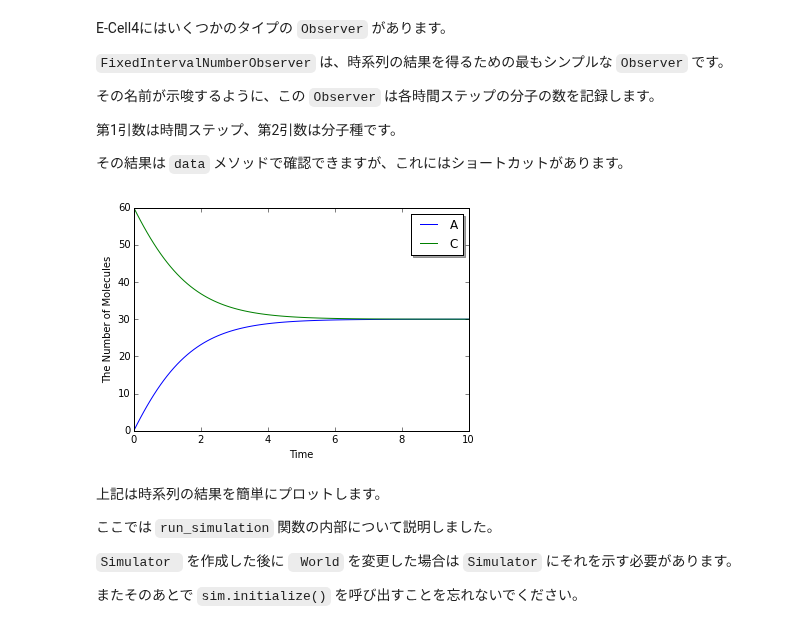
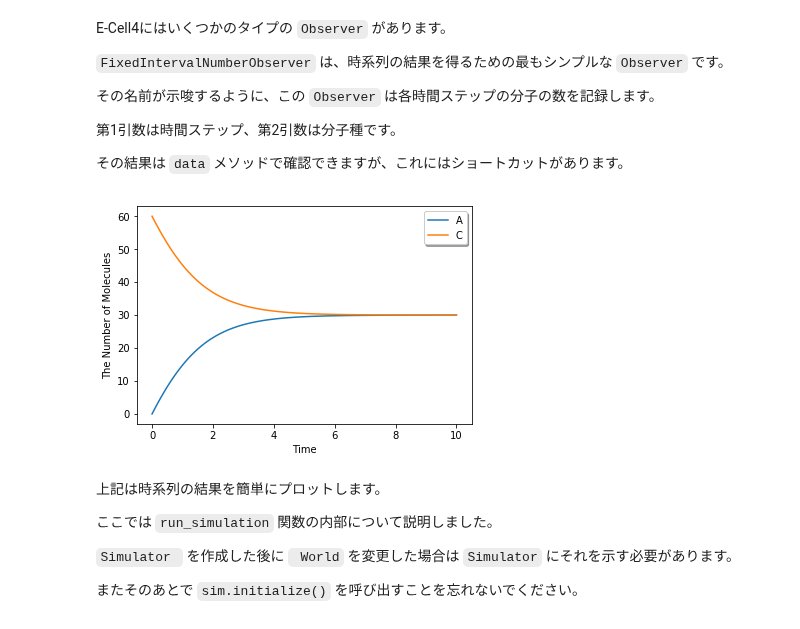
Before and after one commit to ecell/ecell4_docs, a Jupyter notebook: ja/tutorial8-ja.ipynb, the cells around one changed output. Drawn from its saved outputs; the diff is of its cells as text; code cells hidden in the pictures.

```diff
--- a/ja/tutorial8-ja.ipynb
+++ b/ja/tutorial8-ja.ipynb
@@ -134,9 +137,9 @@ print(w.t(), w.num_molecules(Species('C')))  # must return (10.0, 30)
 
 時系列の結果を得るには、 `Observer` を使います。
 # %%
-w = ode.ODEWorld(Real3(1, 1, 1))
+w = ode.World(Real3(1, 1, 1))
 w.add_molecules(Species('C'), 60)
-sim = ode.ODESimulator(m, w)
+sim = ode.Simulator(w, m)
 
 obs = FixedIntervalNumberObserver(0.1, ('A', 'C'))
 sim.run(10.0, obs)
@@ -153,10 +156,10 @@ E-Cell4にはいくつかのタイプの `Observer` があります。
 第1引数は時間ステップ、第2引数は分子種です。
 
 その結果は `data` メソッドで確認できますが、これにはショートカットがあります。
-# %%
-viz.plot_number_observer(obs)
-# %% [output]
-[figure, removed]
+# %%
+show(obs)
+# %% [output]
+[figure, added]
 # %% [markdown]
 上記は時系列の結果を簡単にプロットします。
 
```
Also changed, not shown: parts of 16 cells of this notebook.
